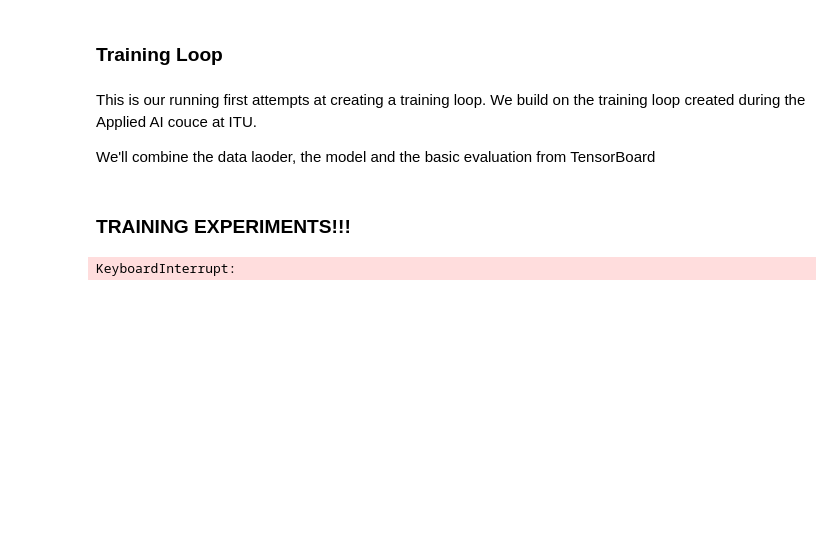
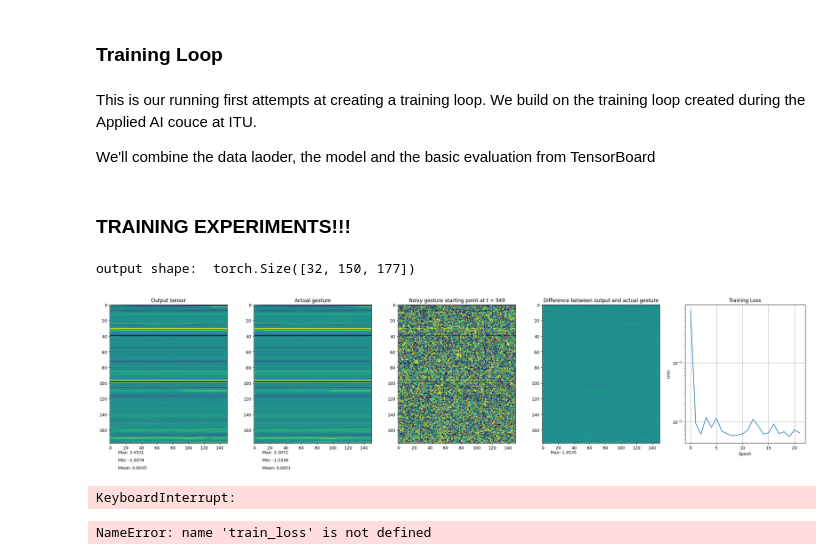
Before and after one commit to AntonBertelsen/GestureGeneration, a Jupyter notebook: DiffuseStyleGestureReproduced/model_test.ipynb, the cells around one changed output. Saved outputs shown, nothing was run; the diff lists cells and outputs as text; code cells hidden in the pictures; blank space fills up the shorter version.

```diff
--- a/DiffuseStyleGestureReproduced/model_test.ipynb
+++ b/DiffuseStyleGestureReproduced/model_test.ipynb
@@ -658,27 +850,49 @@ model = DiffuseStyleGestureRecModel(
 # %%
 from torch.utils.data import DataLoader
 from dataset.dataset import *
 
 # Experiment 1:
 train_loss = train(
         model                           = model,
         diffusion                       = Diffusion(
                                                 max_timesteps = 1000,
-                                                noise_schedule = Diffusion.linear_schedule(0.00001, 0.015)
+                                                noise_schedule = Diffusion.exponential_schedule(0.00001, 0.01)
                                         ),
         training_loader                 = DataLoader(
                                                 OverlapAnimationDataset(
                                                         folder = "dataset/genea2023_dataset/trn/main-agent/features",
                                                         seq_length_in_frames = 150,
                                                         seed_length_in_frames = 8,
-                                                        epoch_length = 2560
+                                                        epoch_length = 32
                                                 ),
-                                                batch_size = 512
+                                                batch_size = 32
                                         ),
         val_loader                      = None,
-        num_epochs                      = 400,
-        condition_mask_probabilty       = 0.0,
-        lr                              = 0.0002
+        num_epochs                      = 10000,
+        condition_mask_probabilty       = 1.0,
+        lr                              = 0.00003,
+        variance_loss_weight            = 2.0,
+        velocity_loss_weight            = 2.0,
+        acceleration_loss_weight        = 2.0
 )
 # %% [output]
-KeyboardInterrupt:
+output shape:  torch.Size([32, 150, 177])
+[figure, added]
+KeyboardInterrupt:
+# %%
+# Save the model
+torch.save(model.state_dict(), 'saved_model_regularisation.pth')
+print(train_loss)
+
+# print train_loss on a log scale
+plt.plot(train_loss)
+plt.yscale('log')
+plt.show()
+
+# print the final train loss
+print(train_loss[-1])
+
+# print the lowest train loss
+print(min(train_loss))
+# %% [output]
+NameError: name 'train_loss' is not defined
```
Also changed, not shown: parts of 7 cells of this notebook.
